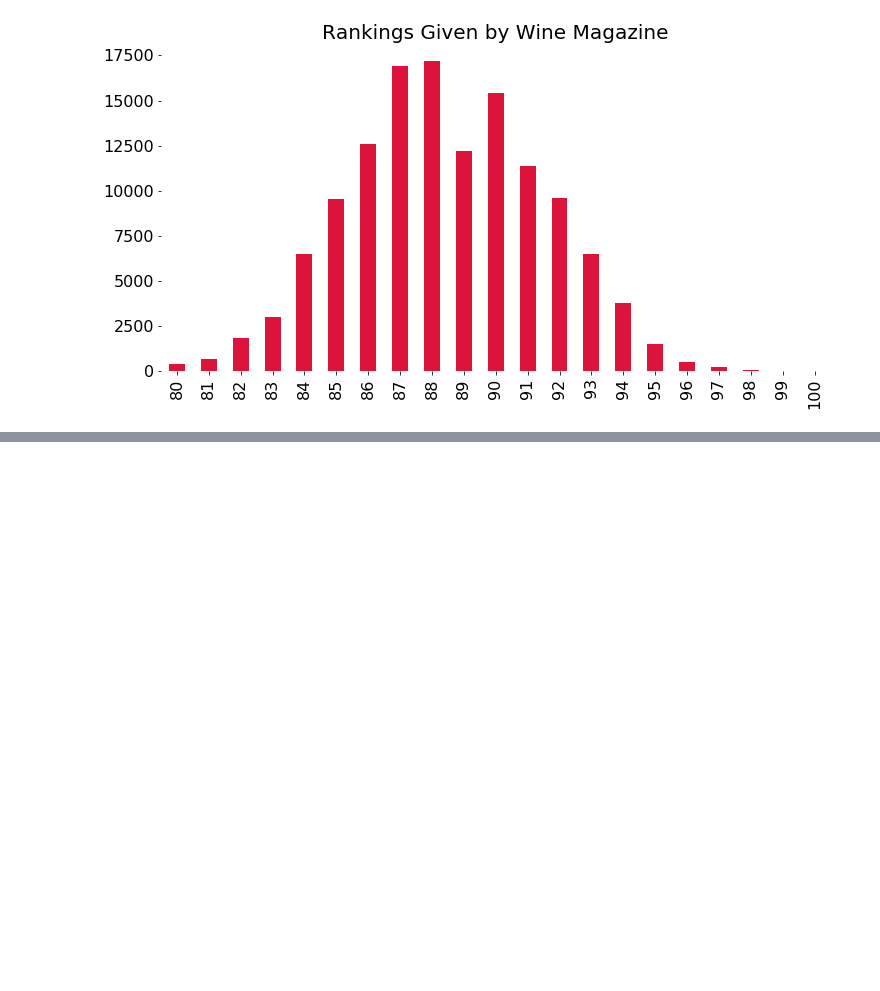
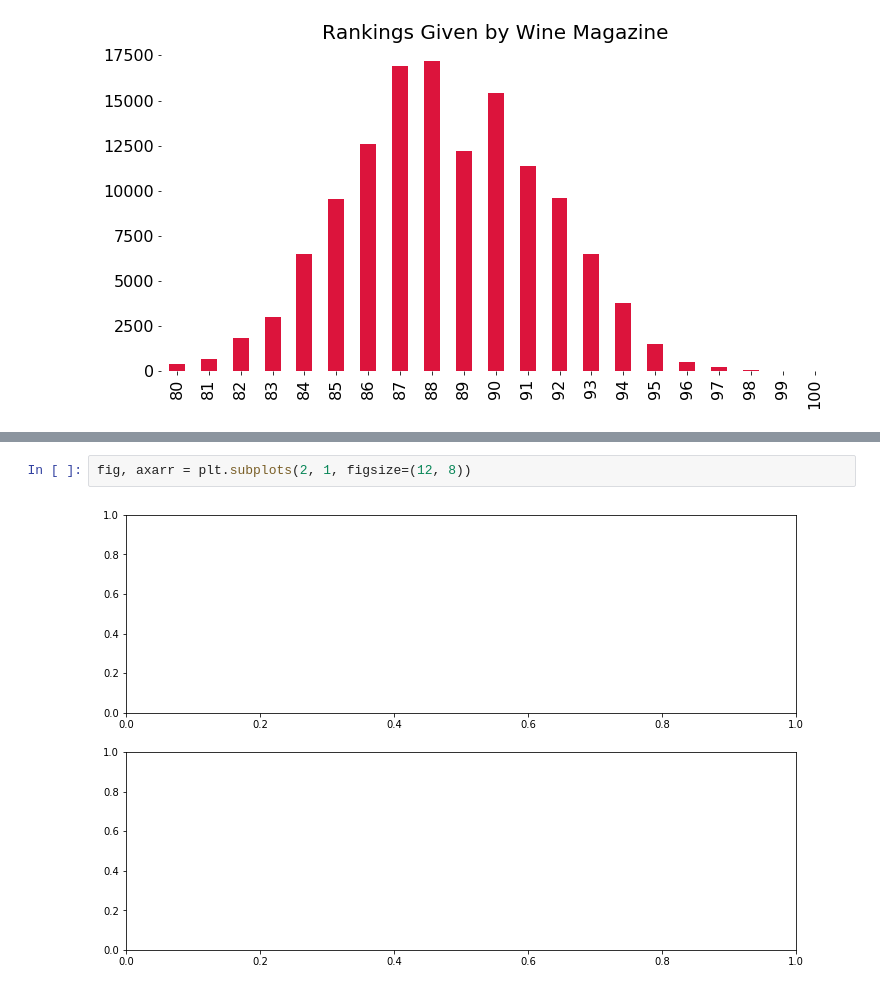
Before and after one commit to StefanIsaksson/learning-pandas, a Jupyter notebook: wine/WineReviews.ipynb, the cells around one changed output, grey strips where cells are left out. Drawn from its saved outputs; the diff is of its cells as text; blank space fills up the shorter version.

```diff
--- a/wine/WineReviews.ipynb
+++ b/wine/WineReviews.ipynb
@@ -774,0 +782,4 @@ sns.despine(bottom=True, left=True)
+# %%
+fig, axarr = plt.subplots(2, 1, figsize=(12, 8))
+# %% [output]
+[figure, added]
```
Also changed, not shown: parts of 8 cells of this notebook, 1 other file.
